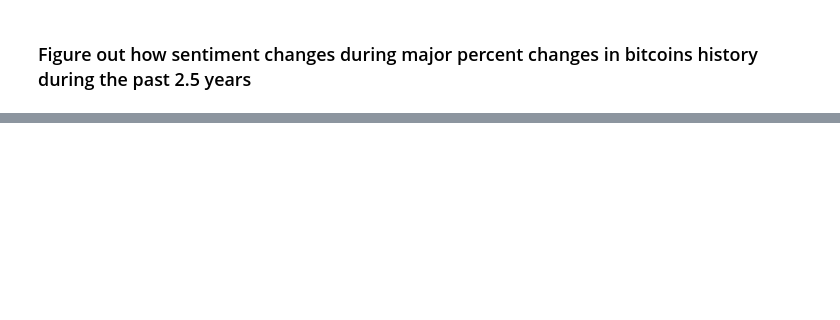
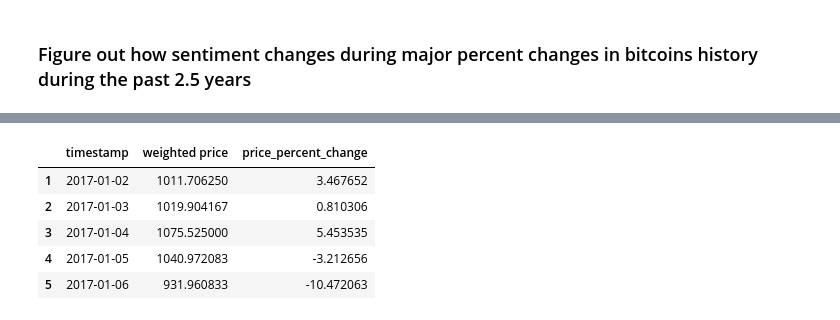
Before and after one commit to MohammadBakir/Bitcoin-Price-Prediction, a Jupyter notebook: sentiment_analysis/bitcoin_news_sentiment_analysis.ipynb, the cells around one changed output, grey strips where cells are left out. Saved outputs shown, nothing was run; the diff lists cells and outputs as text; code cells hidden in the pictures; blank space fills up the shorter version.

```diff
--- a/sentiment_analysis/bitcoin_news_sentiment_analysis.ipynb
+++ b/sentiment_analysis/bitcoin_news_sentiment_analysis.ipynb
@@ -308,0 +247,10 @@ def graph_sentiment(sentiment_data, file_name, type_of_analysis=None):
+# %%
+mean_sentiment_subjectivity_across_days_with_num;
+average_daily_bitcoin_price_2_5_years.head(5)
+# %% [output]
+|  | timestamp | weighted price | price_percent_change |
+| 1 | 2017-01-02 | 1011.706250 | 3.467652 |
+| 2 | 2017-01-03 | 1019.904167 | 0.810306 |
+| 3 | 2017-01-04 | 1075.525000 | 5.453535 |
+| 4 | 2017-01-05 | 1040.972083 | -3.212656 |
+| 5 | 2017-01-06 | 931.960833 | -10.472063 |
```
Also changed, not shown: parts of 21 cells of this notebook, 9 other files.
